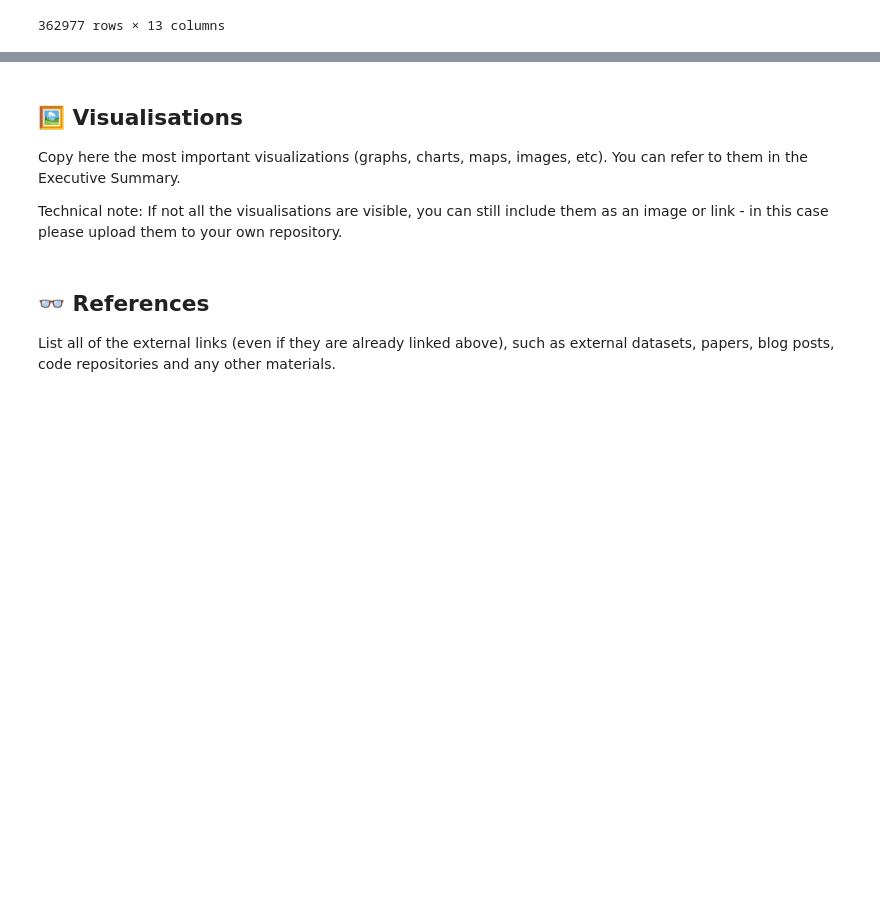
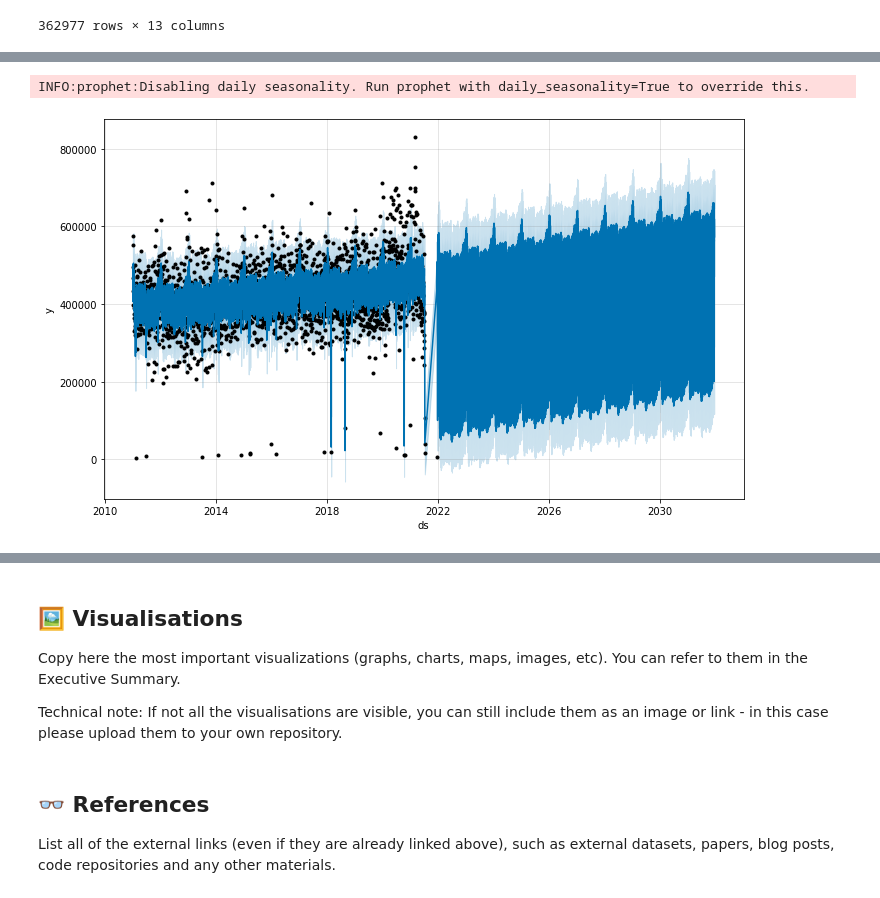
Before and after one commit to darenasc/data_world_league_2022, a Jupyter notebook: notebooks/k-nearest-teammates-submission-nb.ipynb, the cells around one changed output, grey strips where cells are left out. Saved outputs shown, nothing was run; the diff lists cells and outputs as text; code cells hidden in the pictures; blank space fills up the shorter version.

```diff
--- a/notebooks/k-nearest-teammates-submission-nb.ipynb
+++ b/notebooks/k-nearest-teammates-submission-nb.ipynb
@@ -76,0 +153,4 @@ data
+# %%
+df_rec = filtered_data[filtered_data['Load.Type'] == "RECYCLING - SINGLE STREAM"].groupby('date')['daily_weight'].sum().reset_index()
+df_rec.columns = ['ds', 'y']
+df_rec.head()
@@ -76,0 +164,13 @@ data
+# %%
+m_rec = Prophet()
+m_rec.fit(df_rec);
+future_rec = m_rec.make_future_dataframe(periods=365*10);
+# %% [output]
+INFO:prophet:Disabling daily seasonality. Run prophet with daily_seasonality=True to override this.
+# %%
+forecast_rec = m_rec.predict(future_rec)
+forecast_rec[['ds', 'yhat', 'yhat_lower', 'yhat_upper']].tail();
+# %%
+fig1_rec = m_rec.plot(forecast_rec)
+# %% [output]
+[figure, added]
```
Also changed, not shown: parts of 19 cells of this notebook.
